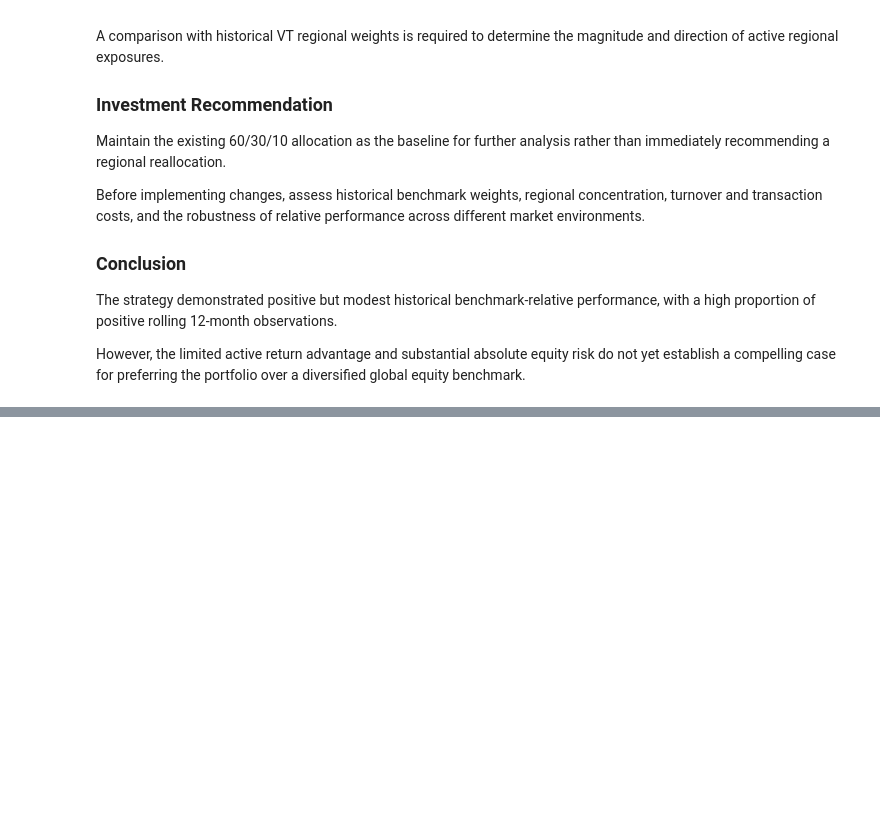
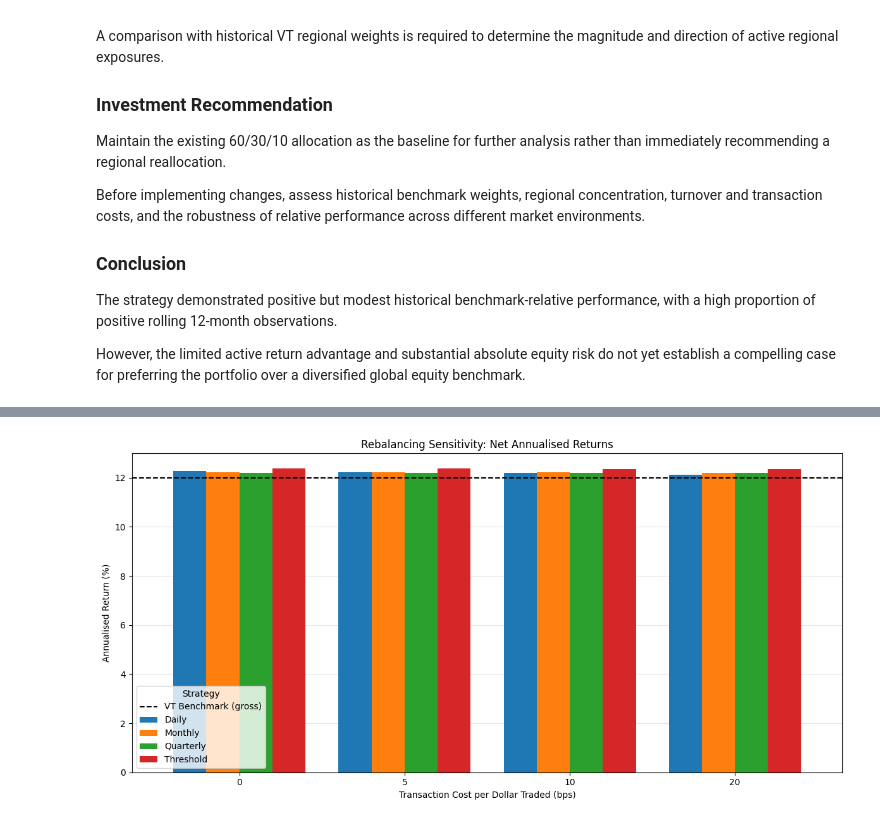
Before and after one commit to romanotancredi/equity-investment-research-portfolio, a Jupyter notebook: 06_investment_review_and_recommendations.ipynb, the cells around one changed output, grey strips where cells are left out. Cells and saved outputs as stored; diff of their text form; code cells hidden in the pictures; blank space fills up the shorter version.

```diff
--- a/06_investment_review_and_recommendations.ipynb
+++ b/06_investment_review_and_recommendations.ipynb
@@ -200,0 +664,50 @@ equity benchmark.
+# %%
+
+# ---------------------------------------------------------
+# PHASE 6 - STEP 5B: NET PERFORMANCE SENSITIVITY CHART
+# ---------------------------------------------------------
+
+# Convert results into a matrix for visualisation.
+chart_data = sensitivity_summary.pivot(
+    index="Cost (bps)",
+    columns="Strategy",
+    values="Net CAGR (%)"
+)
+
+# Plot the results.
+ax = chart_data.plot(
+    kind="bar",
+    figsize=(12, 6),
+    width=0.8
+)
+
+# Calculate the benchmark's annualised return.
+benchmark_cagr = (
+    (1 + performance["Benchmark"]).prod()
+    ** (252 / len(performance)) - 1
+) * 100
+
+# Add VT's annualised return as a reference.
+ax.axhline(
+    benchmark_cagr,
+    color="black",
+    linestyle="--",
+    label="VT Benchmark (gross)"
+)
+
+ax.set_title(
+    "Rebalancing Sensitivity: Net Annualised Returns")
+
+
+ax.set_xlabel("Transaction Cost per Dollar Traded (bps)")
+ax.set_ylabel("Annualised Return (%)")
+
+ax.legend(title="Strategy")
+ax.grid(axis="y", alpha=0.3)
+ax.set_axisbelow(True)
+
+plt.xticks(rotation=0)
+plt.tight_layout()
+plt.show()
+# %% [output]
+[figure, added]
```
Also changed, not shown: parts of 6 cells of this notebook.
